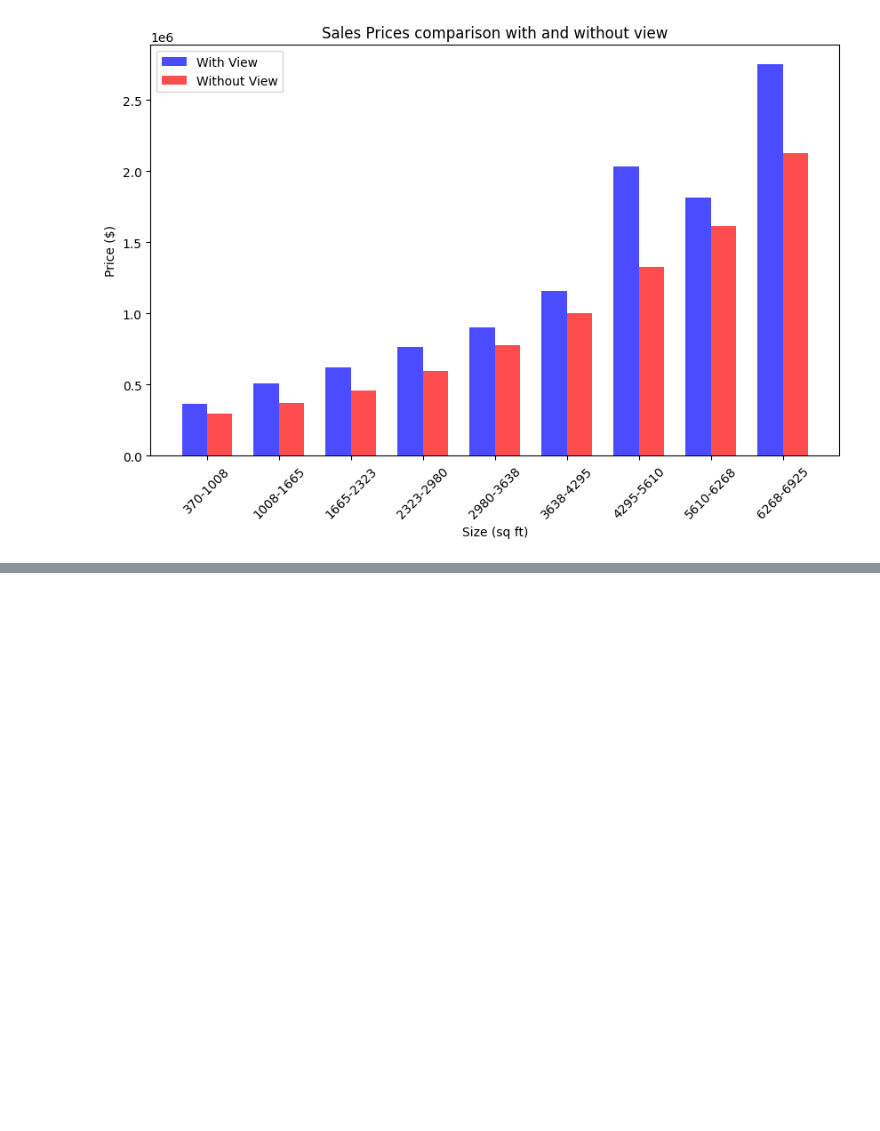
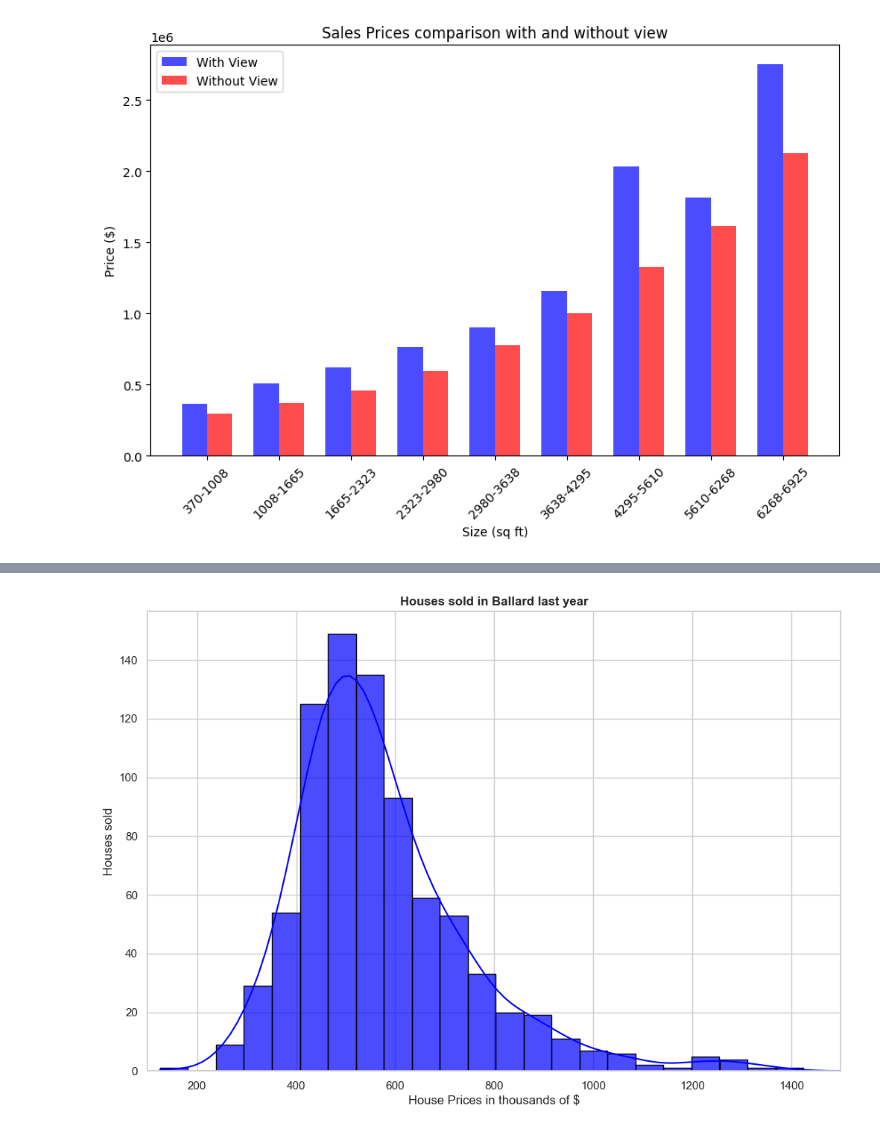
Before and after one commit to BasaJess/250213_DS_EDA_Project, a Jupyter notebook: 3_EDA_Excercise.ipynb, the cells around one changed output, grey strips where cells are left out. Drawn from its saved outputs; the diff is of its cells as text; code cells hidden in the pictures; blank space fills up the shorter version.

```diff
--- a/3_EDA_Excercise.ipynb
+++ b/3_EDA_Excercise.ipynb
@@ -334,0 +354,28 @@ m3
+# %%
+# Ballard map price, mean median, gauss distribution
+# Find outr which zipcodes are in Ballard
+# 98107, and 98117
+# Values to filter
+zipcodes_to_keep = [98107, 98117]
+# Filtering the DataFrame
+Ballard_df = df[df['zipcode'].isin(zipcodes_to_keep)]
+Ballard_df = Ballard_df.filter(['zipcode','price'], axis=1)
+# calculate Mean and median
+Ballard_mean = Ballard_df['price'].mean() #float64(577573.6971916972)
+Ballard_median = Ballard_df['price'].median() #np.float64(536000.0)
+Ballard_df = Ballard_df[['price']].reset_index()
+Ballard_df = Ballard_df.drop(['index'],axis=1)
+# Gauss distribution
+# Create a histogram
+Ballard_df['price'] = Ballard_df['price']/1000
+plt.figure(figsize=(12, 8))  # Adjust the size as needed
+sns.histplot(Ballard_df['price'],kde=True,bins=50, color='blue', edgecolor='black', alpha=0.7)
+plt.xlabel('House Prices in thousands of $')
+plt.ylabel('Houses sold')
+plt.title('Houses sold in Ballard last year', fontweight='bold')
+# Set the x-axis range
+plt.xlim(100, 1500)  # Adjust the range as needed
+# Save the plot with a transparent background
+plt.savefig('data/Ballard.png', transparent=True)
+# %% [output]
+[figure, added]
```
Also changed, not shown: parts of 7 cells of this notebook, 6 other files.
